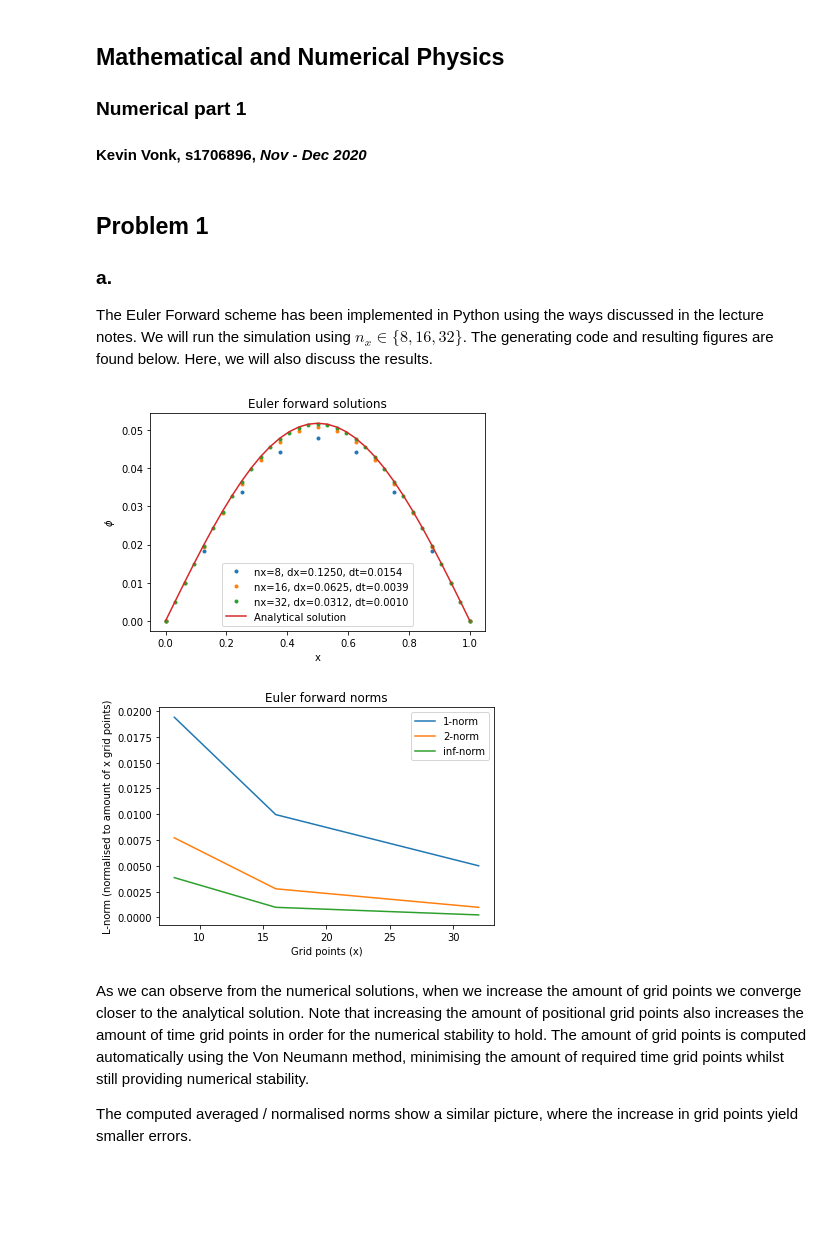
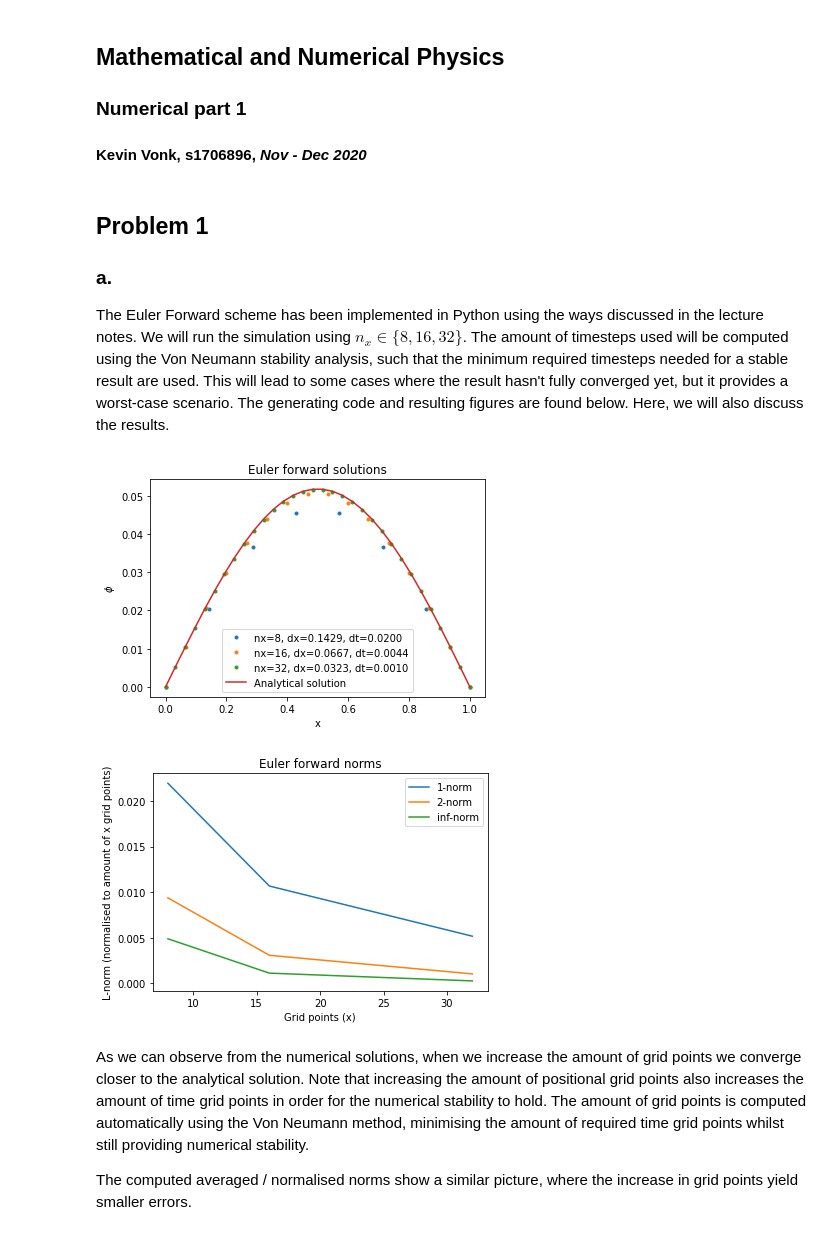
Before and after one commit to KevoSoftworks/mathematical_and_numerical_physics, a Jupyter notebook: hw1.ipynb, the cells around one changed output. Cells and saved outputs as stored; diff of their text form; code cells hidden in the pictures; blank space fills up the shorter version.

```diff
--- a/hw1.ipynb
+++ b/hw1.ipynb
@@ -15,7 +15,7 @@ from hw1 import *
 # %% [markdown]
 ## Problem 1
 ### a.
-The Euler Forward scheme has been implemented in Python using the ways discussed in the lecture notes. We will run the simulation using $n_x \in \{8, 16, 32\}$. The generating code and resulting figures are found below. Here, we will also discuss the results.
+The Euler Forward scheme has been implemented in Python using the ways discussed in the lecture notes. We will run the simulation using $n_x \in \{8, 16, 32\}$. The amount of timesteps used will be computed using the Von Neumann stability analysis, such that the minimum required timesteps needed for a stable result are used. This will lead to some cases where the result hasn't fully converged yet, but it provides a worst-case scenario. The generating code and resulting figures are found below. Here, we will also discuss the results.
 # %%
 # Define some constants
 ords = (1, 2, np.inf)
@@ -30,37 +30,37 @@ t_end = 0.6
 # Compute the initial conditions and analytical solution
 ic = lambda x, _: np.sin(np.pi * x)
 ana = lambda x, t: np.exp(-M * np.pi**2 * t) * np.sin(np.pi * x)
 err = lambda num, ana: num - ana
 
 # Compute the solution for all given grid points in x
 for nx in steps:
-    nt = EulerForward1D.stable_time_steps(x, t, nx, M, nx_as_interval=True)
-    ef = EulerForward1D(xbounds = x, tbounds = t, nx = nx, nt = nt, ic = ic, M = M, nx_as_interval=True)
+    nt = EulerForward1D.stable_time_steps(x, t, nx, M)
+    ef = EulerForward1D(xbounds = x, tbounds = t, nx = nx, nt = nt, ic = ic, M = M)
 
     solution = ef.fullsolve()
     error = err(solution, ana(ef.x, t[1]))
     norms = [[*norm, np.mean(np.linalg.norm(error, ord=ord))] for norm, ord in zip(norms, ords)]
 
     plt.plot(ef.x, solution, '.', label=f"nx={nx}, dx={ef.dx:.4f}, dt={ef.dt:.4f}")
 
 # Plot the results
 plt.plot(ef.x, ana(ef.x, t[1]), label="Analytical solution")
 plt.legend()
 plt.xlabel("x")
 plt.ylabel(r"$\phi$")
 plt.title("Euler forward solutions")
 
 plt.figure(2)
 for norm, ord in zip(norms, ords):
     plt.plot(steps, norm, label=f"{ord}-norm")
 
 plt.legend()
 plt.xlabel("Grid points (x)")
 plt.ylabel("L-norm (normalised to amount of x grid points)")
 plt.title("Euler forward norms");
 # %% [output]
-[figure, old version]
+[figure, new version]
-[figure, old version]
+[figure, new version]
 # %% [markdown]
 As we can observe from the numerical solutions, when we increase the amount of grid points we converge closer to the analytical solution. Note that increasing the amount of positional grid points also increases the amount of time grid points in order for the numerical stability to hold. The amount of grid points is computed automatically using the Von Neumann method, minimising the amount of required time grid points whilst still providing numerical stability.
 
```
Also changed, not shown: parts of 9 cells of this notebook, 1 other file.
